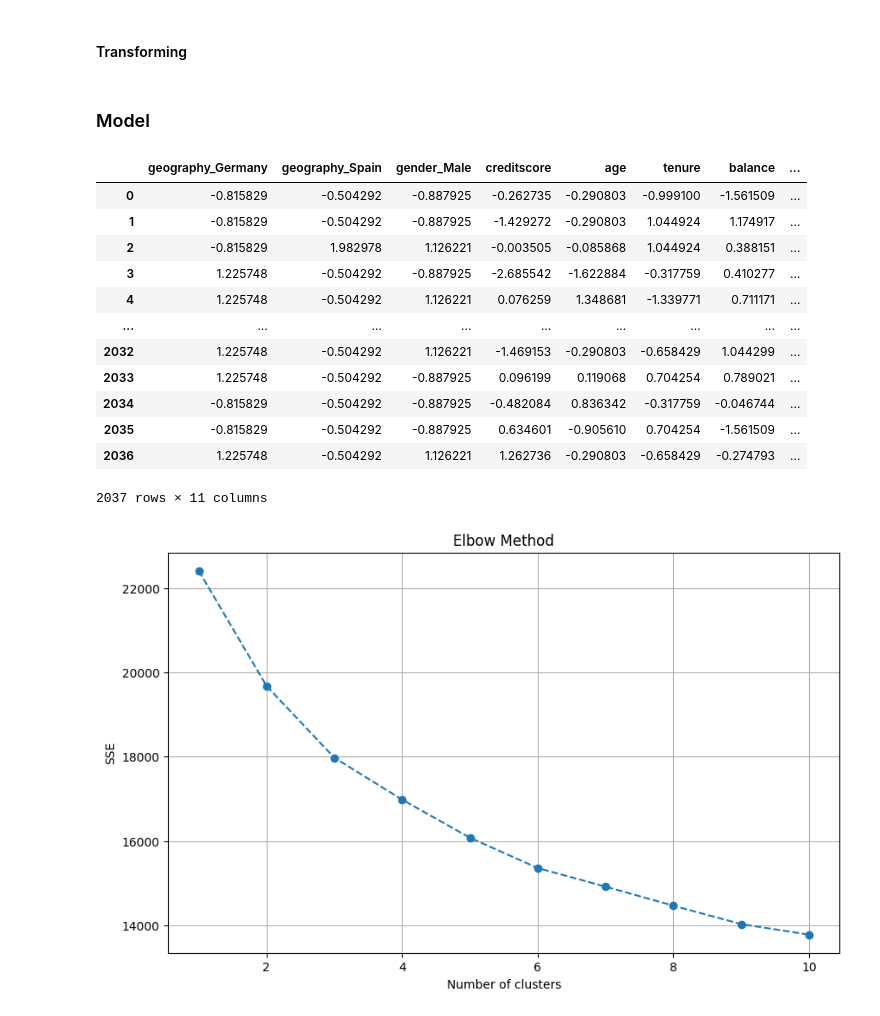
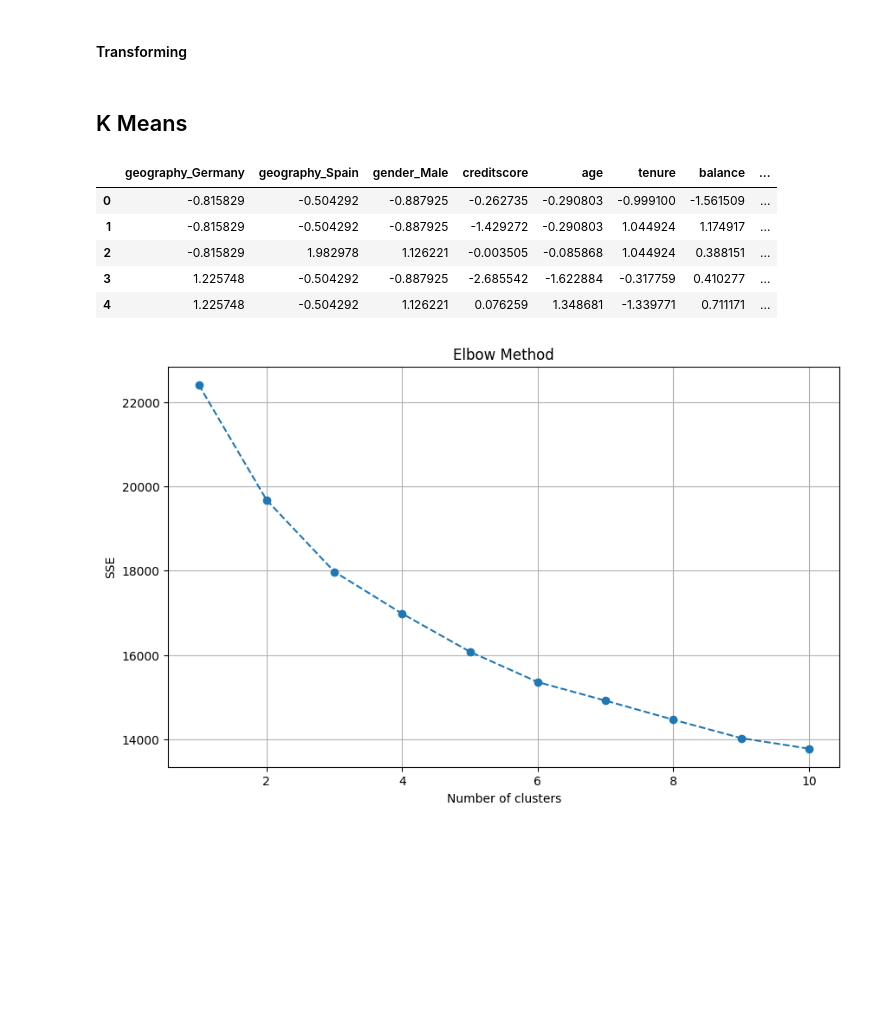
Before and after one commit to DamianMarvel7/Churn-Analysis, a Jupyter notebook: customer-segmentation.ipynb, the cells around one changed output. Drawn from its saved outputs; the diff is of its cells as text; code cells hidden in the pictures; blank space fills up the shorter version.

```diff
--- a/customer-segmentation.ipynb
+++ b/customer-segmentation.ipynb
@@ -58,22 +62,15 @@ all_feature_names = list(encoded_feature_names) + numerical
 
 # Convert the transformed data back to a DataFrame
 df_preprocessed = pd.DataFrame(X_transformed, columns=all_feature_names)
-# %% [markdown]
-### Model
+# %% [markdown]
+## K Means
 # %%
-df_preprocessed
+df_preprocessed.head()
 # %% [output]
 |  | geography_Germany | geography_Spain | gender_Male | creditscore | age | tenure | balance | ... |
 | 0 | -0.815829 | -0.504292 | -0.887925 | -0.262735 | -0.290803 | -0.999100 | -1.561509 | ... |
 | 1 | -0.815829 | -0.504292 | -0.887925 | -1.429272 | -0.290803 | 1.044924 | 1.174917 | ... |
 | 2 | -0.815829 | 1.982978 | 1.126221 | -0.003505 | -0.085868 | 1.044924 | 0.388151 | ... |
 | 3 | 1.225748 | -0.504292 | -0.887925 | -2.685542 | -1.622884 | -0.317759 | 0.410277 | ... |
 | 4 | 1.225748 | -0.504292 | 1.126221 | 0.076259 | 1.348681 | -1.339771 | 0.711171 | ... |
-| ... | ... | ... | ... | ... | ... | ... | ... | ... |
-| 2032 | 1.225748 | -0.504292 | 1.126221 | -1.469153 | -0.290803 | -0.658429 | 1.044299 | ... |
-| 2033 | 1.225748 | -0.504292 | -0.887925 | 0.096199 | 0.119068 | 0.704254 | 0.789021 | ... |
-| 2034 | -0.815829 | -0.504292 | -0.887925 | -0.482084 | 0.836342 | -0.317759 | -0.046744 | ... |
-| 2035 | -0.815829 | -0.504292 | -0.887925 | 0.634601 | -0.905610 | 0.704254 | -1.561509 | ... |
-| 2036 | 1.225748 | -0.504292 | 1.126221 | 1.262736 | -0.290803 | -0.658429 | -0.274793 | ... |
-2037 rows × 11 columns
 # %%
```
Also changed, not shown: parts of 32 cells of this notebook, 1 other file.
